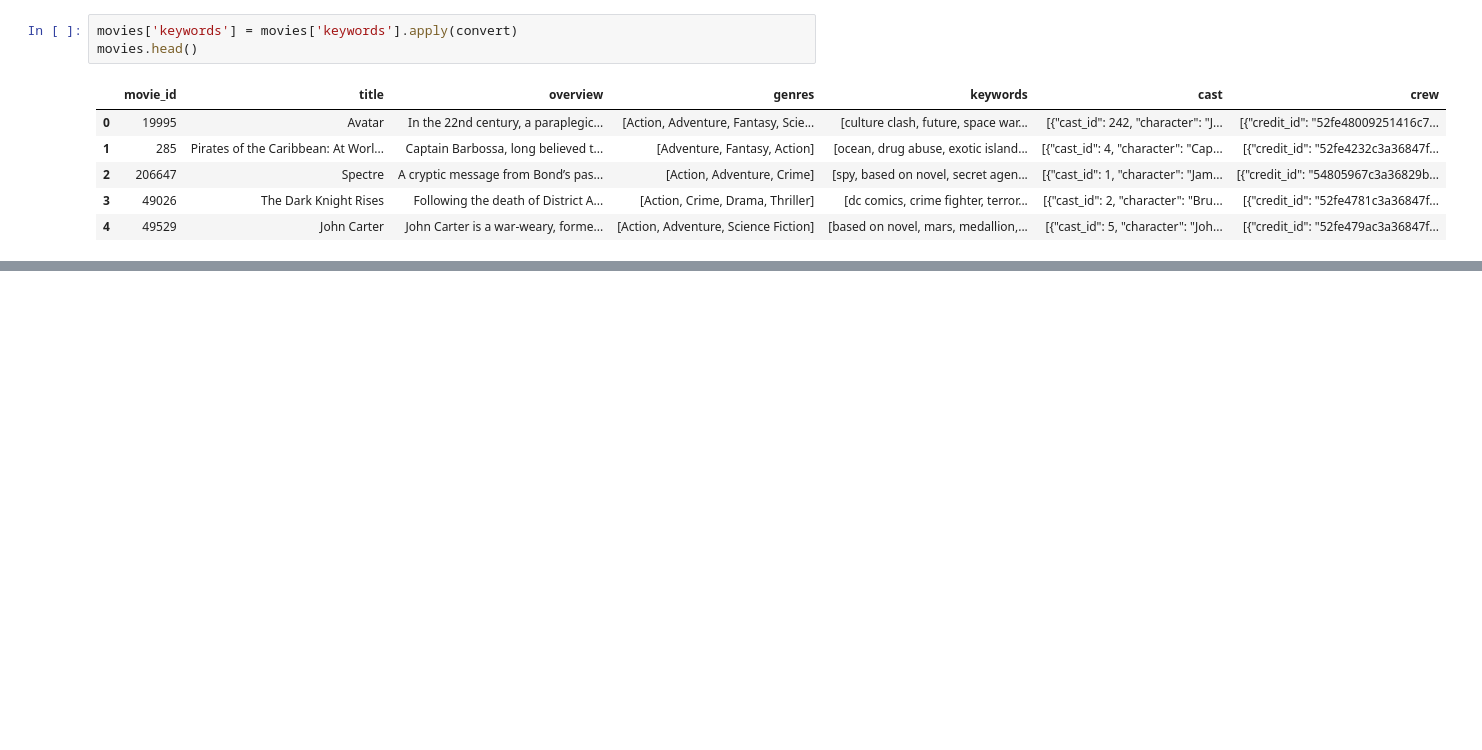
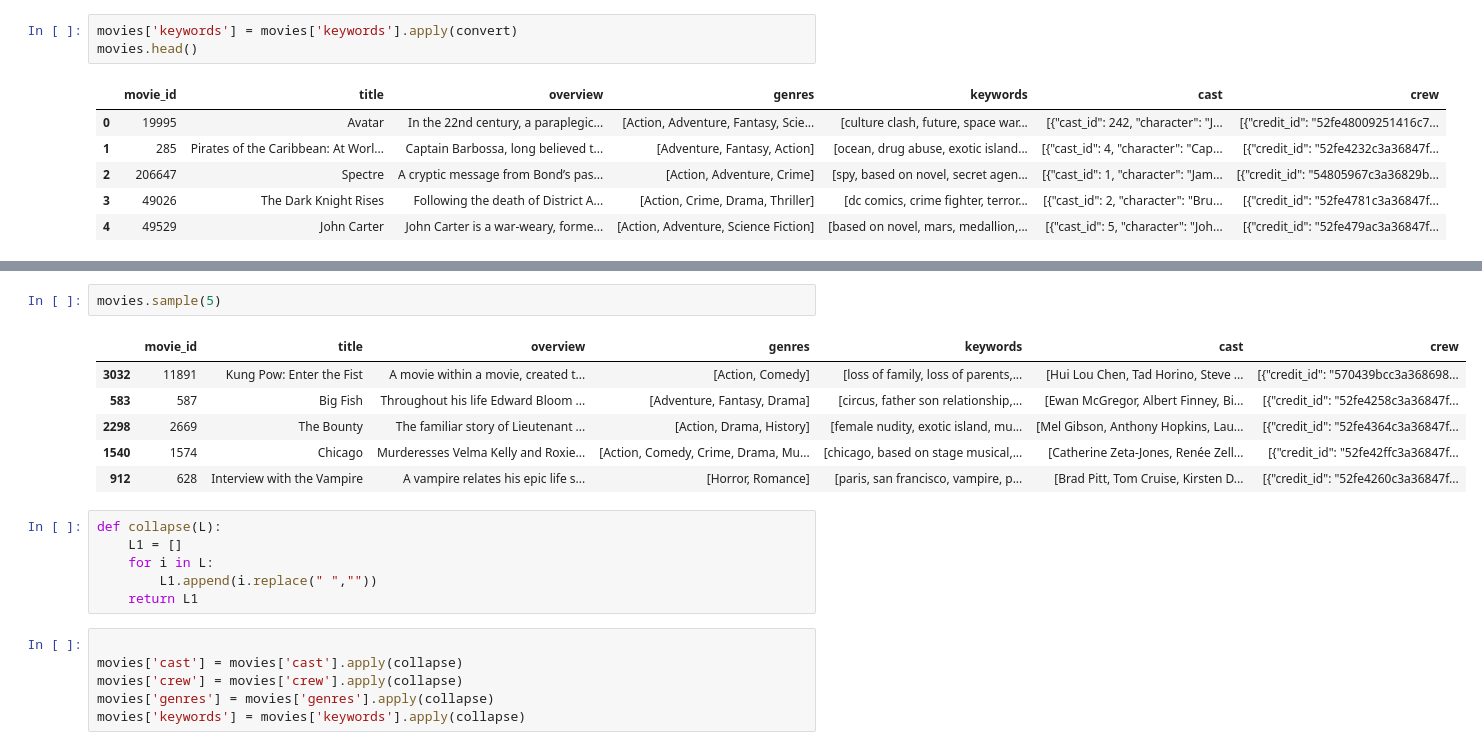
Before and after one commit to AbhiKumar797/movie_recommendation, a Jupyter notebook: notebook.ipynb, the cells around one changed output, grey strips where cells are left out. Saved outputs shown, nothing was run; the diff lists cells and outputs as text; blank space fills up the shorter version.

```diff
--- a/notebook.ipynb
+++ b/notebook.ipynb
@@ -81,0 +111,21 @@ movies.head()
+# %%
+movies.sample(5)
+# %% [output]
+|  | movie_id | title | overview | genres | keywords | cast | crew |
+| 3032 | 11891 | Kung Pow: Enter the Fist | A movie within a movie, created t... | [Action, Comedy] | [loss of family, loss of parents,... | [Hui Lou Chen, Tad Horino, Steve ... | [{"credit_id": "570439bcc3a368698... |
+| 583 | 587 | Big Fish | Throughout his life Edward Bloom ... | [Adventure, Fantasy, Drama] | [circus, father son relationship,... | [Ewan McGregor, Albert Finney, Bi... | [{"credit_id": "52fe4258c3a36847f... |
+| 2298 | 2669 | The Bounty | The familiar story of Lieutenant ... | [Action, Drama, History] | [female nudity, exotic island, mu... | [Mel Gibson, Anthony Hopkins, Lau... | [{"credit_id": "52fe4364c3a36847f... |
+| 1540 | 1574 | Chicago | Murderesses Velma Kelly and Roxie... | [Action, Comedy, Crime, Drama, Mu... | [chicago, based on stage musical,... | [Catherine Zeta-Jones, Renée Zell... | [{"credit_id": "52fe42ffc3a36847f... |
+| 912 | 628 | Interview with the Vampire | A vampire relates his epic life s... | [Horror, Romance] | [paris, san francisco, vampire, p... | [Brad Pitt, Tom Cruise, Kirsten D... | [{"credit_id": "52fe4260c3a36847f... |
+# %%
+def collapse(L):
+    L1 = []
+    for i in L:
+        L1.append(i.replace(" ",""))
+    return L1
+# %%
+
+movies['cast'] = movies['cast'].apply(collapse)
+movies['crew'] = movies['crew'].apply(collapse)
+movies['genres'] = movies['genres'].apply(collapse)
+movies['keywords'] = movies['keywords'].apply(collapse)
```
Also changed, not shown: parts of 5 cells of this notebook.
